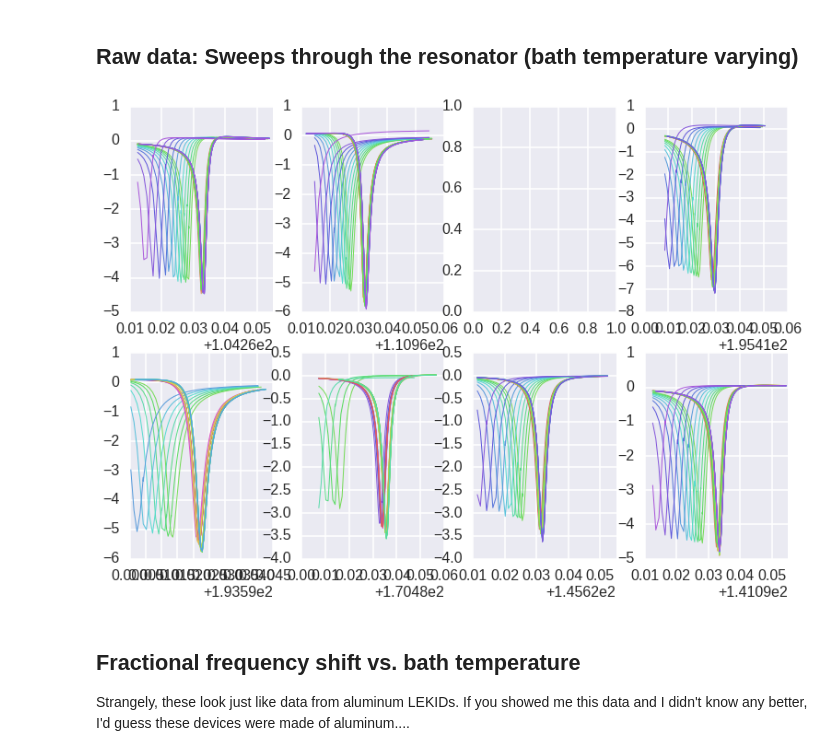
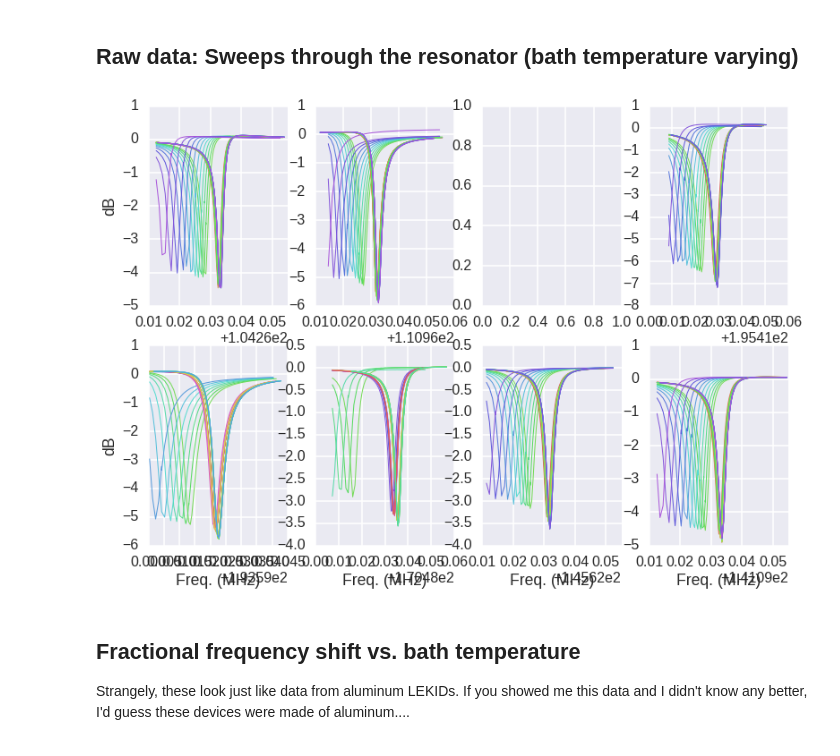
Before and after one commit to gitj/notebooks, a Jupyter notebook: 2016/2016-05-12-Stanford-Nb-LEKIDs.ipynb, the cells around one changed output. Saved outputs shown, nothing was run; the diff lists cells and outputs as text; code cells hidden in the pictures.

```diff
--- a/2016/2016-05-12-Stanford-Nb-LEKIDs.ipynb
+++ b/2016/2016-05-12-Stanford-Nb-LEKIDs.ipynb
@@ -38,11 +45,15 @@ df.shape
 # %%
 sns.set_palette(sns.palettes.hls_palette(21))
 fig,axs = subplots(2,4)
 for k,row in df.iterrows():
     ax = axs.flatten()[row.number]
     ax.plot(row.res_frequency_data/1e6,20*np.log10(np.abs(row.res_s21_data/row.res_A_mag)),lw=1)
+for ax in axs[:,0]:
+    ax.set_ylabel('dB')
+for ax in axs[1,:]:
+    ax.set_xlabel('Freq. (MHz)')
 # %% [output]
-[figure, old version]
+[figure, new version]
 # %% [markdown]
 ## Fractional frequency shift vs. bath temperature
 
```
Also changed, not shown: parts of 3 cells of this notebook.
